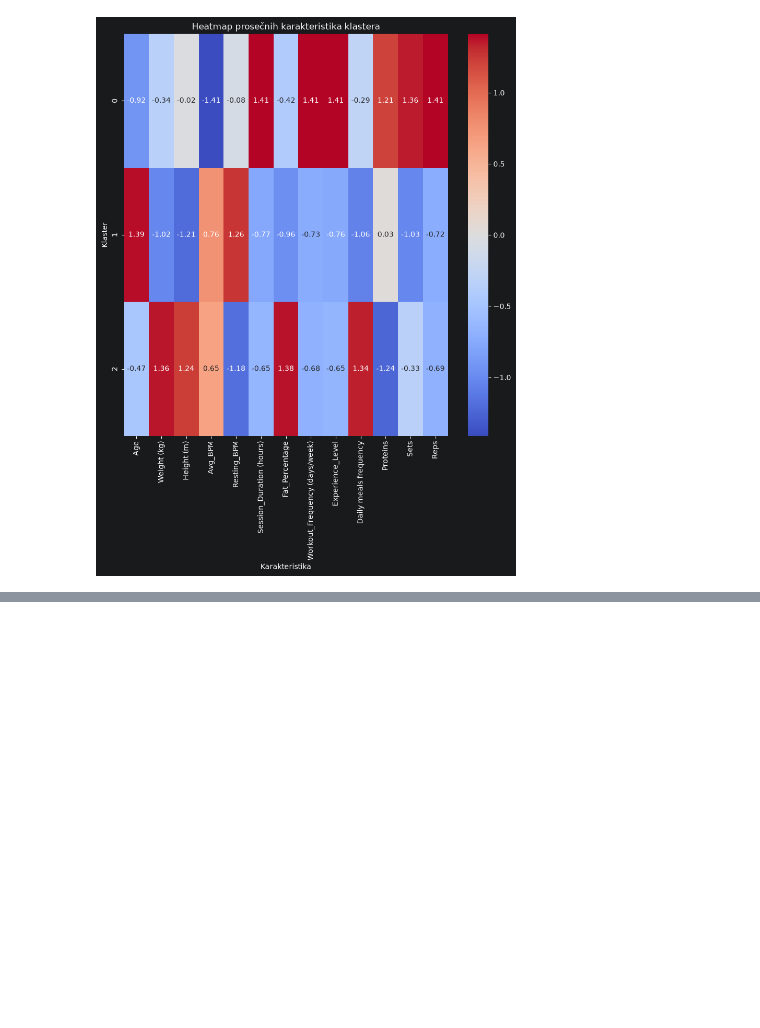
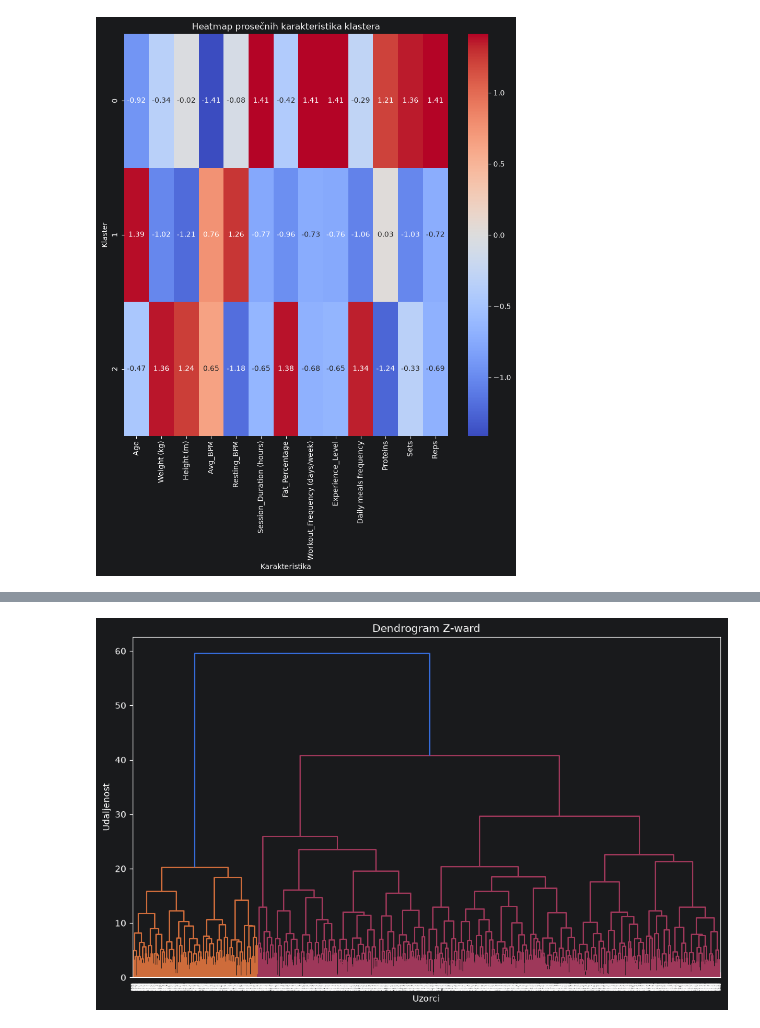
Before and after one commit to mar373/gym-clustering, a Jupyter notebook: KMeans.ipynb, the cells around one changed output, grey strips where cells are left out. Drawn from its saved outputs; the diff is of its cells as text; code cells hidden in the pictures; blank space fills up the shorter version.

```diff
--- a/KMeans.ipynb
+++ b/KMeans.ipynb
@@ -473,0 +478,22 @@ cluster_profile
+# %%
+from sklearn.preprocessing import StandardScaler
+
+scaler = StandardScaler()
+features_scaled = scaler.fit_transform(features)
+# %%
+from scipy.cluster.hierarchy import dendrogram,linkage
+
+sample = features_scaled[:1000]
+
+#1. ward
+Z_ward = linkage(sample, method='ward')
+
+plt.figure(figsize=(12,7))
+dendrogram(Z_ward)
+
+plt.title('Dendrogram Z-ward')
+plt.xlabel('Uzorci')
+plt.ylabel('Udaljenost')
+plt.show()
+# %% [output]
+[figure, added]
```
Also changed, not shown: parts of 21 cells of this notebook.
